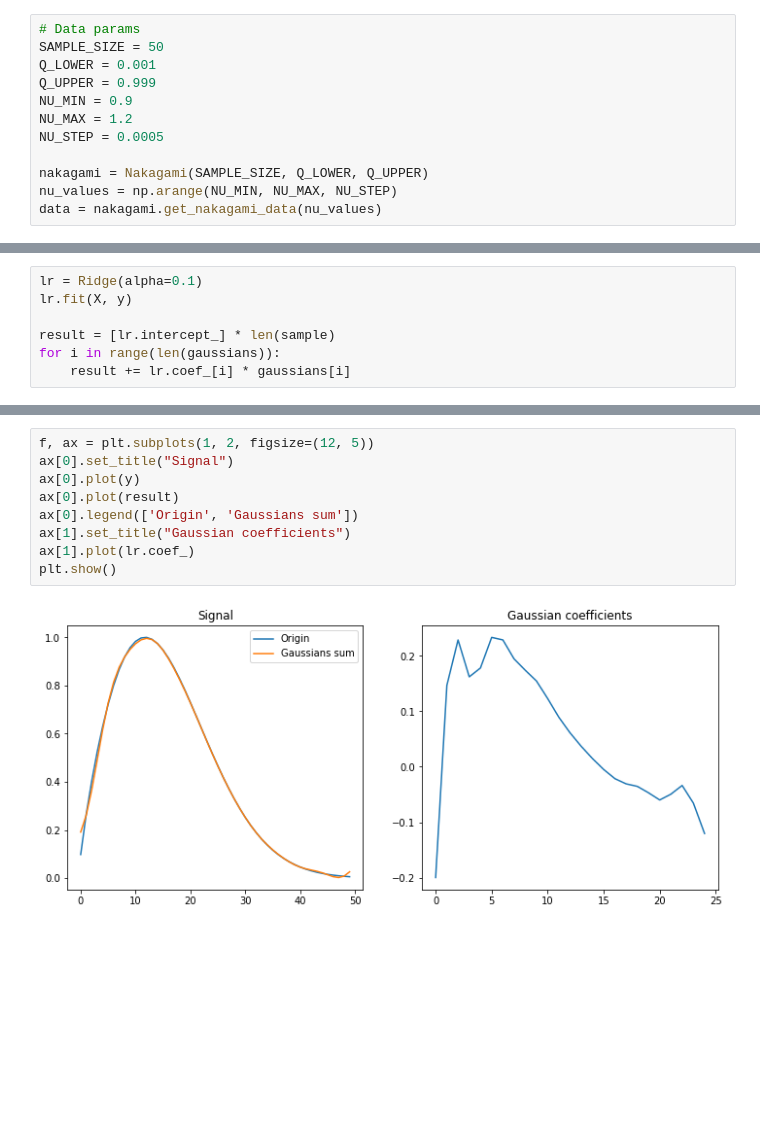
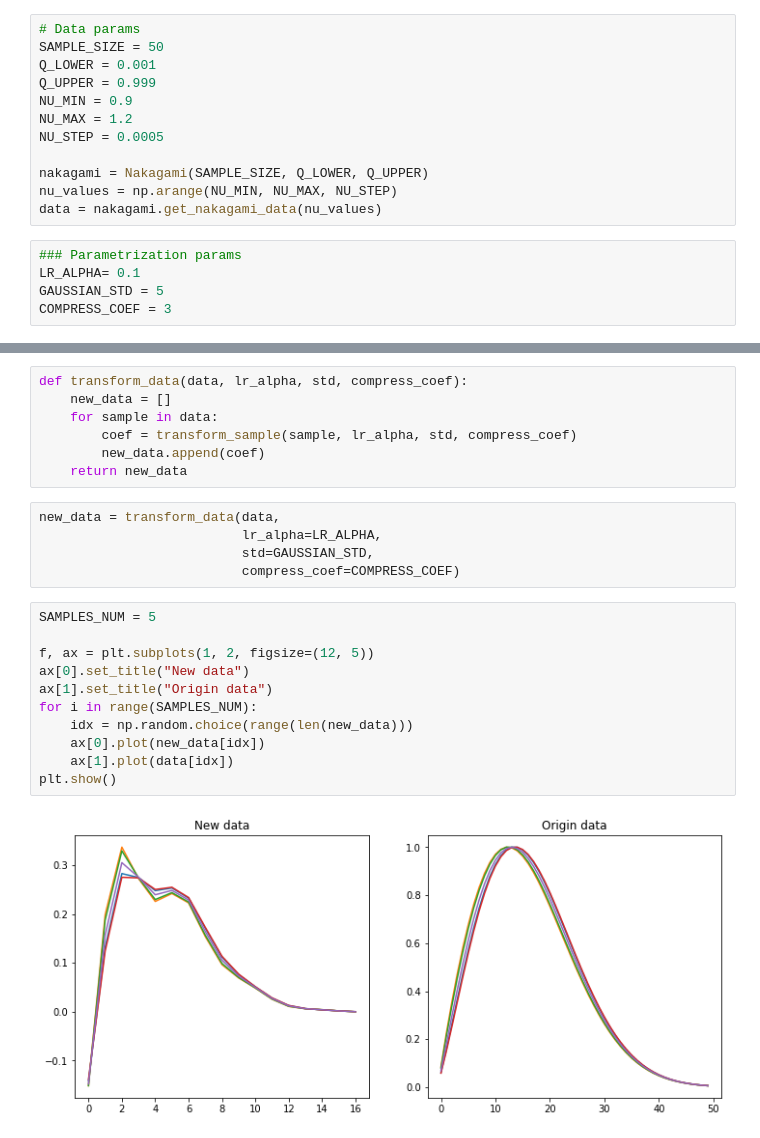
Before and after one commit to whiteRa2bit/hep_generative_models, a Jupyter notebook: notebooks/train/Gan_preprocessing.ipynb, the cells around one changed output, grey strips where cells are left out. Drawn from its saved outputs; the diff is of its cells as text; blank space fills up the shorter version.

```diff
--- a/notebooks/train/Gan_preprocessing.ipynb
+++ b/notebooks/train/Gan_preprocessing.ipynb
@@ -29,4 +29,9 @@ NU_STEP = 0.0005
 nakagami = Nakagami(SAMPLE_SIZE, Q_LOWER, Q_UPPER)
 nu_values = np.arange(NU_MIN, NU_MAX, NU_STEP)
 data = nakagami.get_nakagami_data(nu_values)
+# %%
+### Parametrization params
+LR_ALPHA= 0.1
+GAUSSIAN_STD = 5
+COMPRESS_COEF = 3
 # %%
@@ -56,7 +49,0 @@ y shape: (50,)
-# %%
-lr = Ridge(alpha=0.1)
-lr.fit(X, y)
-
-result = [lr.intercept_] * len(sample)
-for i in range(len(gaussians)):
-    result += lr.coef_[i] * gaussians[i]
@@ -63,11 +90,25 @@ for i in range(len(gaussians)):
+# %%
+def transform_data(data, lr_alpha, std, compress_coef):
+    new_data = []
+    for sample in data:
+        coef = transform_sample(sample, lr_alpha, std, compress_coef)
+        new_data.append(coef)
+    return new_data
+# %%
+new_data = transform_data(data,
+                          lr_alpha=LR_ALPHA,
+                          std=GAUSSIAN_STD,
+                          compress_coef=COMPRESS_COEF)
 # %%
+SAMPLES_NUM = 5
+
 f, ax = plt.subplots(1, 2, figsize=(12, 5))
-ax[0].set_title("Signal")
-ax[0].plot(y)
-ax[0].plot(result)
-ax[0].legend(['Origin', 'Gaussians sum'])
-ax[1].set_title("Gaussian coefficients")
-ax[1].plot(lr.coef_)
+ax[0].set_title("New data")
+ax[1].set_title("Origin data")
+for i in range(SAMPLES_NUM):
+    idx = np.random.choice(range(len(new_data)))
+    ax[0].plot(new_data[idx])
+    ax[1].plot(data[idx])
 plt.show()
 # %% [output]
-[figure, old version]
+[figure, new version]
```
Also changed, not shown: parts of 10 cells of this notebook.
